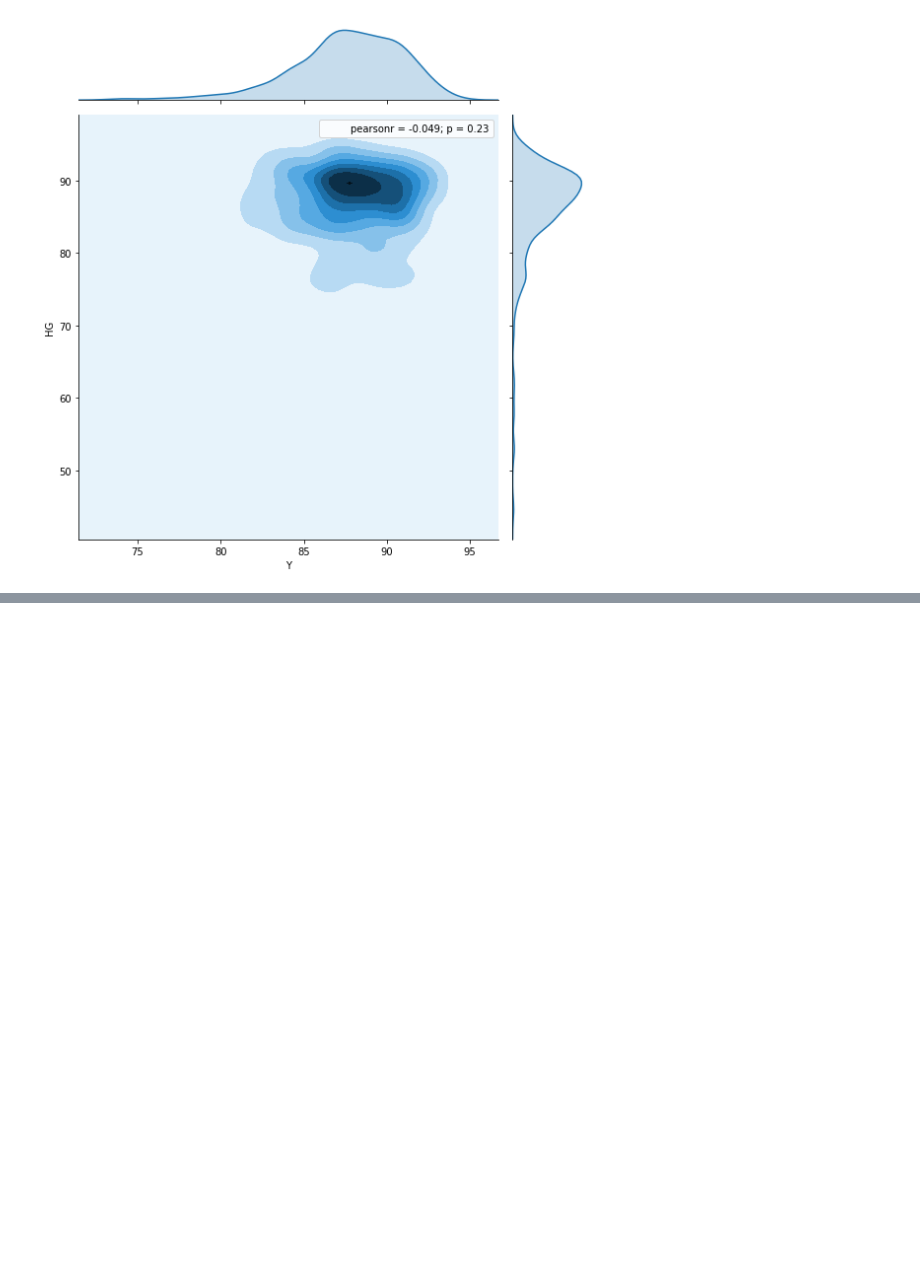
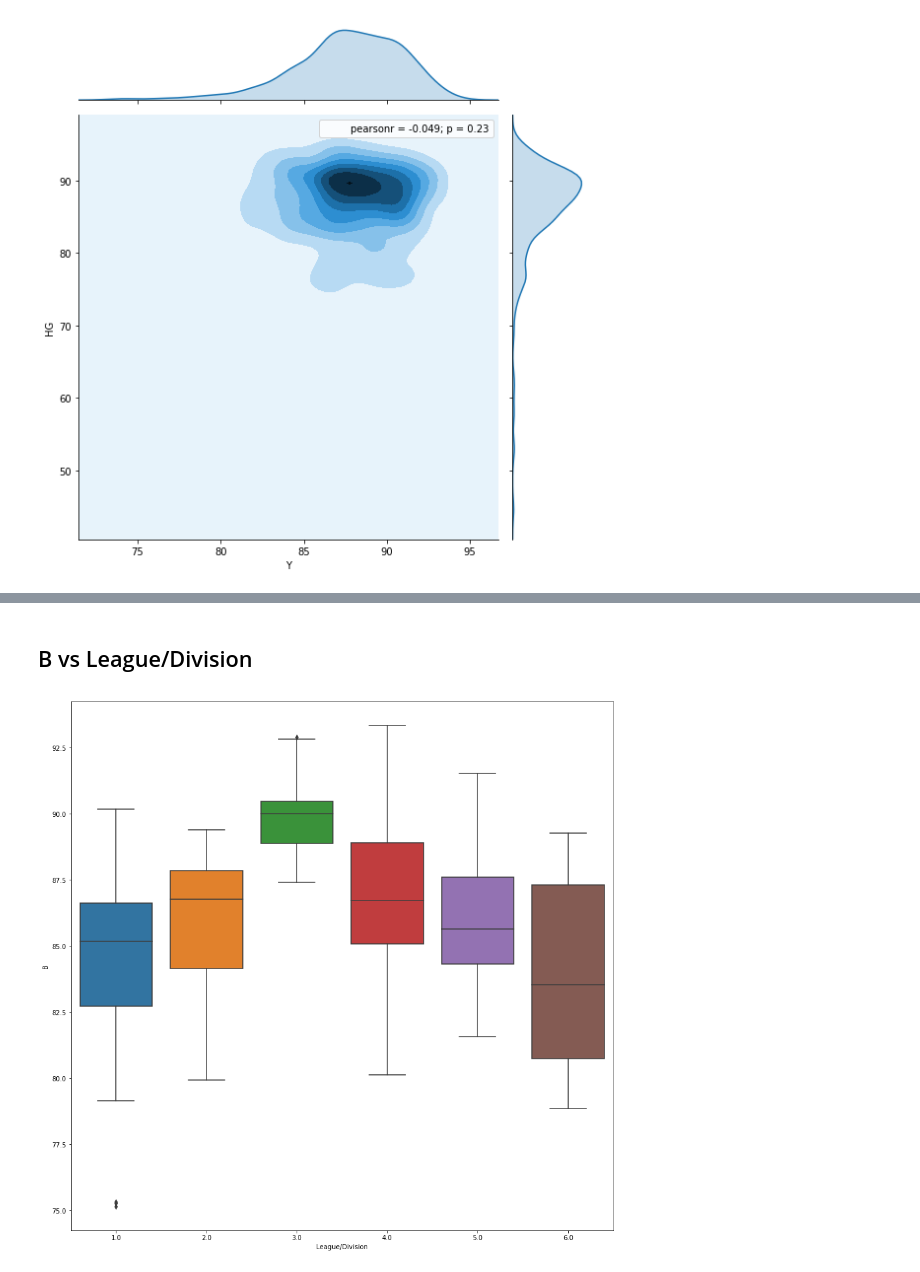
Before and after one commit to Didanny/EECE-464-Project, a Jupyter notebook: Project.ipynb, the cells around one changed output, grey strips where cells are left out. Drawn from its saved outputs; the diff is of its cells as text; code cells hidden in the pictures; blank space fills up the shorter version.

```diff
--- a/Project.ipynb
+++ b/Project.ipynb
@@ -169,0 +177,8 @@ plt.scatter(dataset_1['Y'], dataset_1['HG'])
+# %% [markdown]
+## B vs League/Division
+# %%
+plt.figure(figsize=(15,15))
+sns.boxplot(x='League/Division', y='B', data=dataset_1_missing)
+plt.show()
+# %% [output]
+[figure, added]
```
Also changed, not shown: parts of 21 cells of this notebook.
